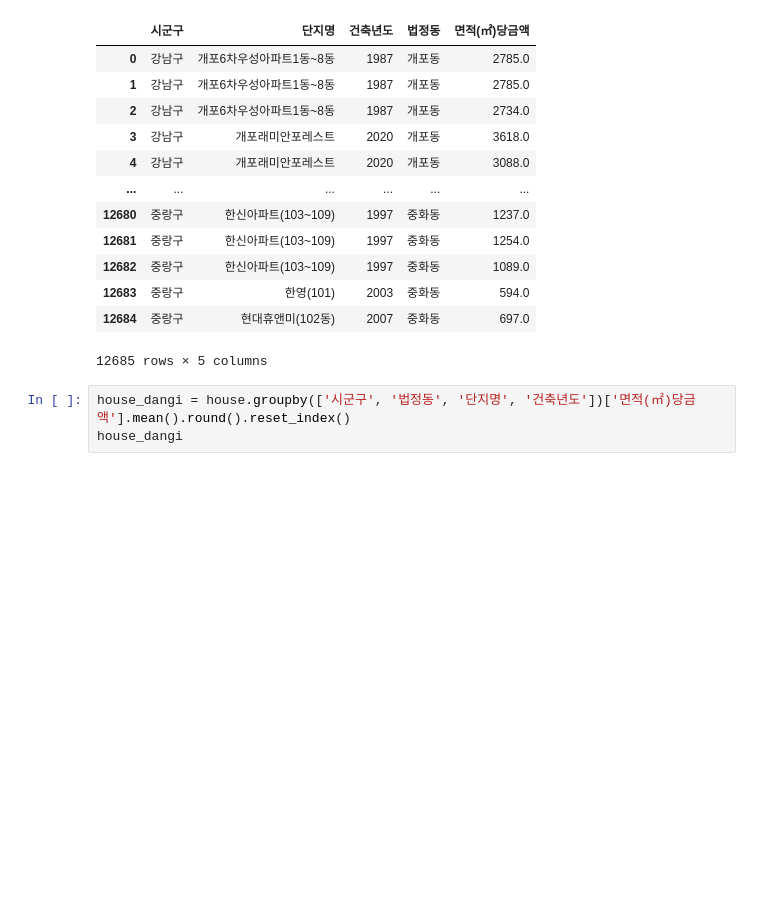
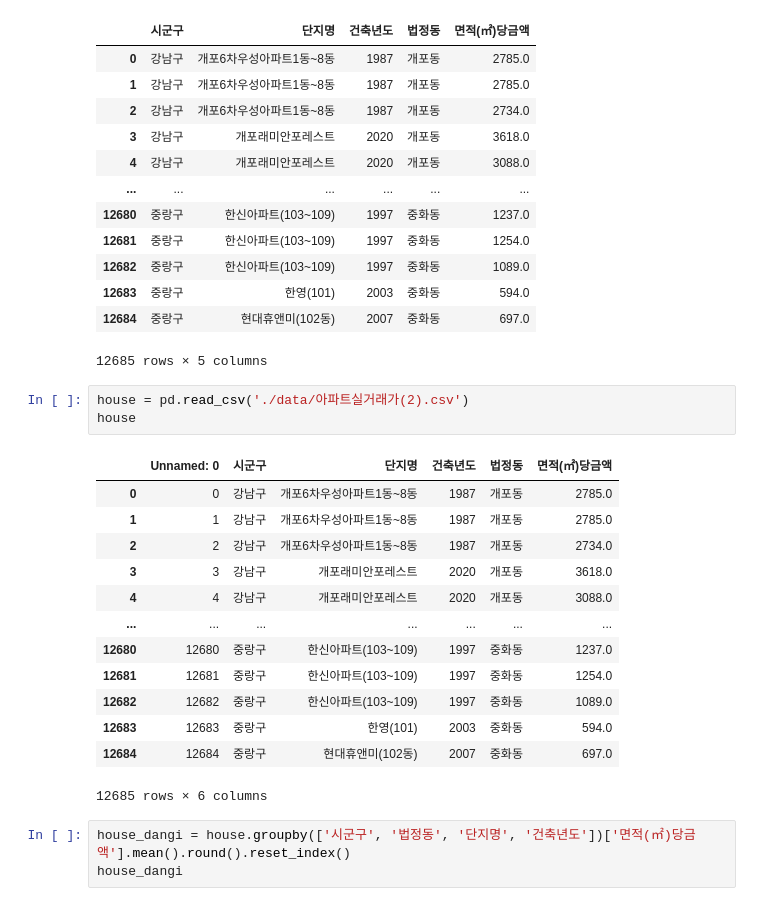
Before and after one commit to hanmin-oh/Data_Anaylasis_Project, a Jupyter notebook: Data_analysis_project_house.ipynb, the cells around one changed output. Saved outputs shown, nothing was run; the diff lists cells and outputs as text; blank space fills up the shorter version.

```diff
--- a/Data_analysis_project_house.ipynb
+++ b/Data_analysis_project_house.ipynb
@@ -184,6 +184,23 @@ house
 | 12683 | 중랑구 | 한영(101) | 2003 | 중화동 | 594.0 |
 | 12684 | 중랑구 | 현대휴앤미(102동) | 2007 | 중화동 | 697.0 |
 12685 rows × 5 columns
+# %%
+house = pd.read_csv('./data/아파트실거래가(2).csv')
+house
+# %% [output]
+|  | Unnamed: 0 | 시군구 | 단지명 | 건축년도 | 법정동 | 면적(㎡)당금액 |
+| 0 | 0 | 강남구 | 개포6차우성아파트1동~8동 | 1987 | 개포동 | 2785.0 |
+| 1 | 1 | 강남구 | 개포6차우성아파트1동~8동 | 1987 | 개포동 | 2785.0 |
+| 2 | 2 | 강남구 | 개포6차우성아파트1동~8동 | 1987 | 개포동 | 2734.0 |
+| 3 | 3 | 강남구 | 개포래미안포레스트 | 2020 | 개포동 | 3618.0 |
+| 4 | 4 | 강남구 | 개포래미안포레스트 | 2020 | 개포동 | 3088.0 |
+| ... | ... | ... | ... | ... | ... | ... |
+| 12680 | 12680 | 중랑구 | 한신아파트(103~109) | 1997 | 중화동 | 1237.0 |
+| 12681 | 12681 | 중랑구 | 한신아파트(103~109) | 1997 | 중화동 | 1254.0 |
+| 12682 | 12682 | 중랑구 | 한신아파트(103~109) | 1997 | 중화동 | 1089.0 |
+| 12683 | 12683 | 중랑구 | 한영(101) | 2003 | 중화동 | 594.0 |
+| 12684 | 12684 | 중랑구 | 현대휴앤미(102동) | 2007 | 중화동 | 697.0 |
+12685 rows × 6 columns
 # %%
 house_dangi = house.groupby(['시군구', '법정동', '단지명', '건축년도'])['면적(㎡)당금액'].mean().round().reset_index()
 house_dangi
```
Also changed, not shown: parts of 4 cells of this notebook, 3 other files.
